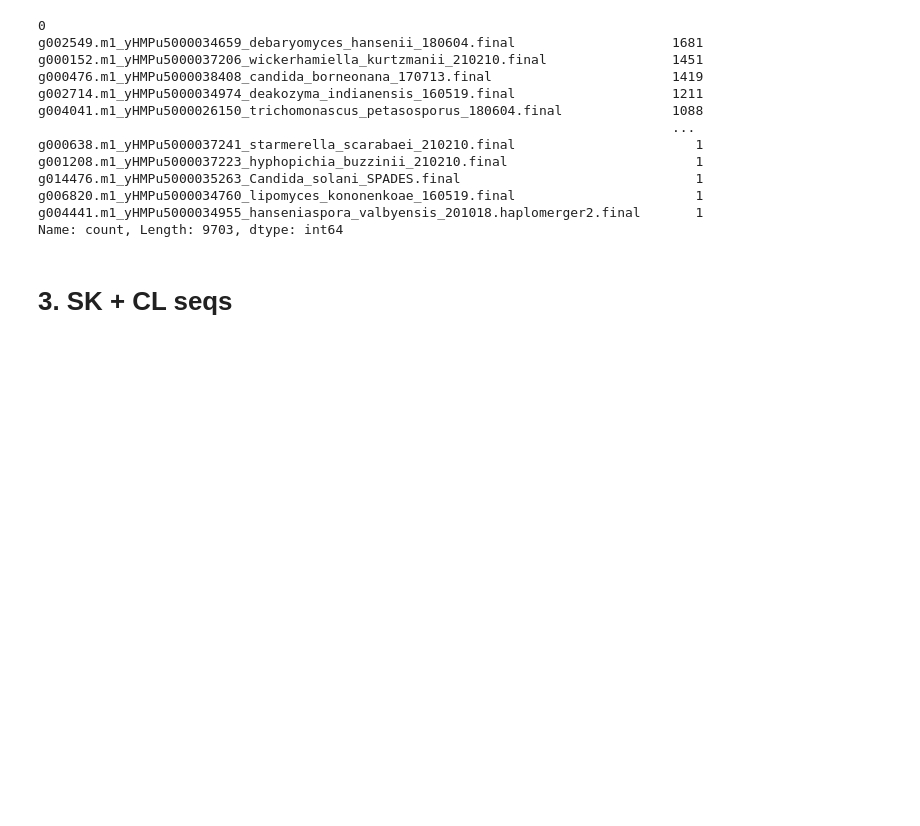
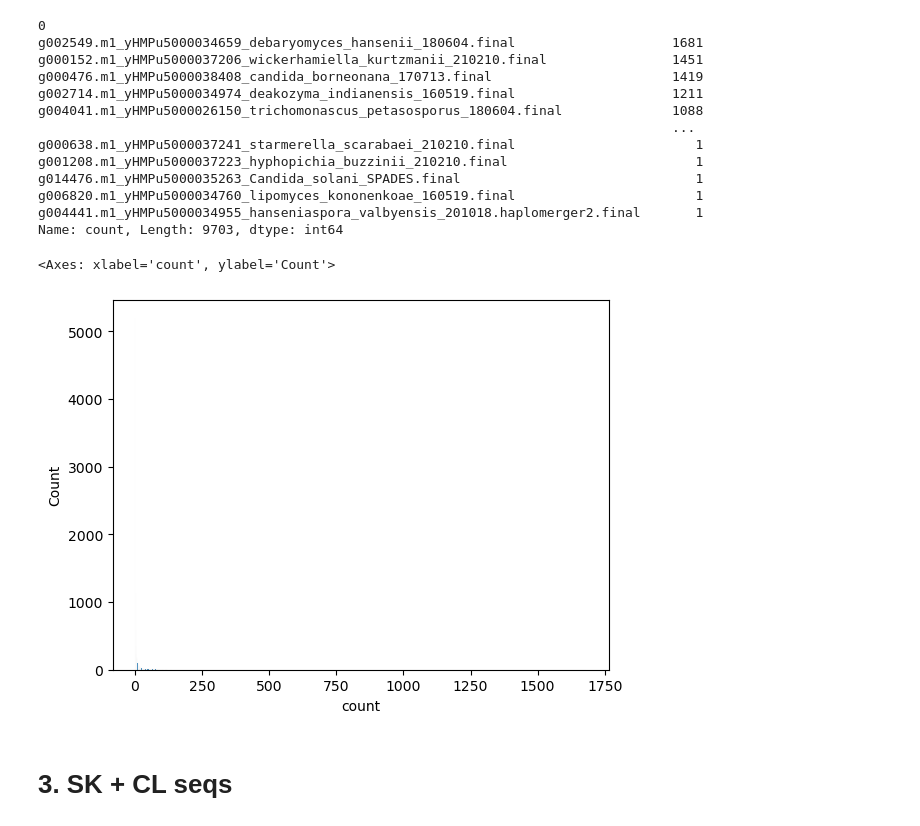
Before and after one commit to sanjanakotha/consensus_AD_predictor, a Jupyter notebook: notebooks/Input data clusters.ipynb, the cells around one changed output. Saved outputs shown, nothing was run; the diff lists cells and outputs as text; code cells hidden in the pictures; blank space fills up the shorter version.

```diff
--- a/notebooks/Input data clusters.ipynb
+++ b/notebooks/Input data clusters.ipynb
@@ -205,6 +205,11 @@ g014476.m1_yHMPu5000035263_Candida_solani_SPADES.final
 g006820.m1_yHMPu5000034760_lipomyces_kononenkoae_160519.final                       1
 g004441.m1_yHMPu5000034955_hanseniaspora_valbyensis_201018.haplomerger2.final       1
 Name: count, Length: 9703, dtype: int64
+# %%
+sns.histplot(CL_clusters[0].value_counts())
+# %% [output]
+<Axes: xlabel='count', ylabel='Count'>
+[figure, added]
 # %% [markdown]
 # 3. SK + CL seqs
 # %%
```
Also changed, not shown: parts of 4 cells of this notebook, 9 other files.
